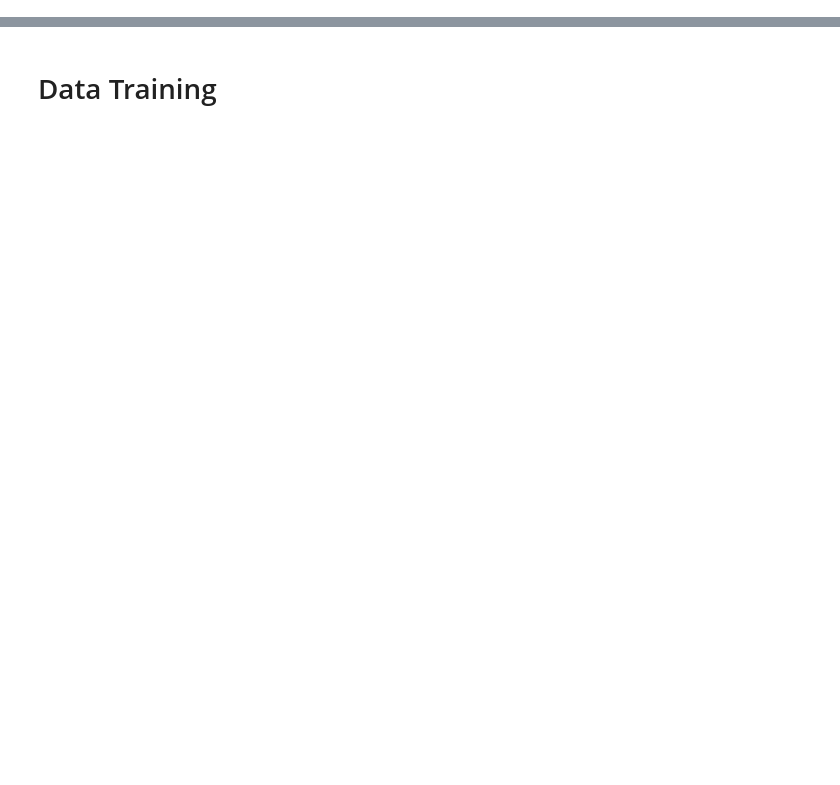
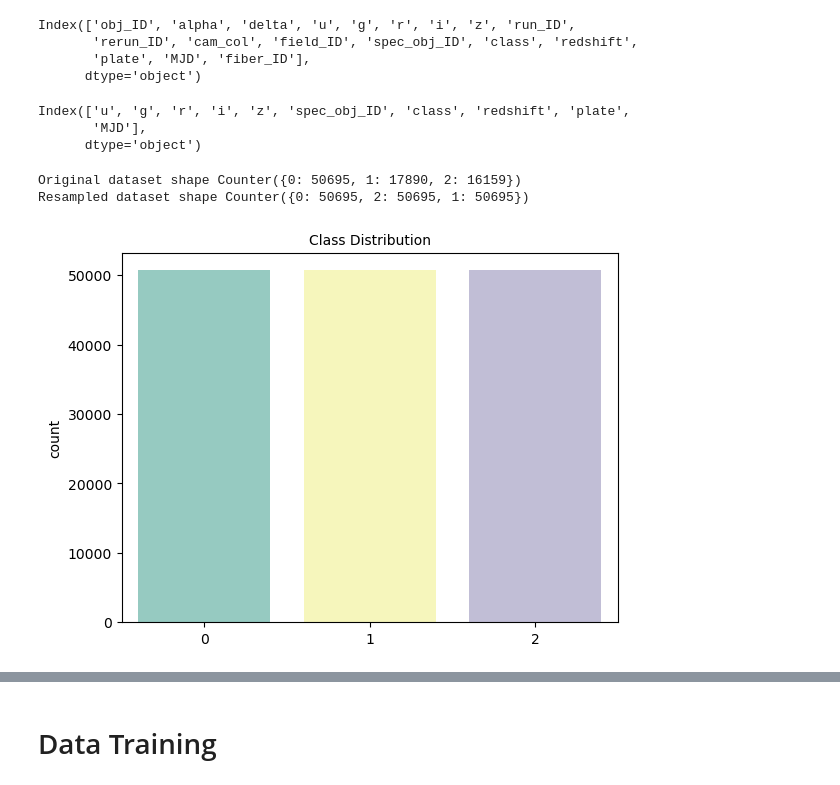
Before and after one commit to naghambarari/Twitter_Emotion_Classification, a Jupyter notebook: classification/Dara-test.ipynb, the cells around one changed output, grey strips where cells are left out. Drawn from its saved outputs; the diff is of its cells as text; code cells hidden in the pictures; blank space fills up the shorter version.

```diff
--- a/classification/Dara-test.ipynb
+++ b/classification/Dara-test.ipynb
@@ -17,0 +156,37 @@ NameError: name 'data' is not defined
+# %%
+print(data.columns)
+# %% [output]
+Index(['obj_ID', 'alpha', 'delta', 'u', 'g', 'r', 'i', 'z', 'run_ID',
+       'rerun_ID', 'cam_col', 'field_ID', 'spec_obj_ID', 'class', 'redshift',
+       'plate', 'MJD', 'fiber_ID'],
+      dtype='object')
+# %%
+data = data.drop(['obj_ID','alpha','delta','run_ID','rerun_ID','cam_col','field_ID','fiber_ID'], axis = 1)
+# %%
+print(data.columns)
+# %% [output]
+Index(['u', 'g', 'r', 'i', 'z', 'spec_obj_ID', 'class', 'redshift', 'plate',
+       'MJD'],
+      dtype='object')
+# %%
+#Dealing with Imbalanced Data
+from imblearn.over_sampling import SMOTE
+from collections import Counter
+
+x = data.drop(['class'], axis = 1)
+y = data.loc[:,'class'].values
+
+
+sm = SMOTE(random_state=42)
+print('Original dataset shape %s' % Counter(y))
+x, y = sm.fit_resample(x, y)
+print('Resampled dataset shape %s' % Counter(y))
+# %% [output]
+Original dataset shape Counter({0: 50695, 1: 17890, 2: 16159})
+Resampled dataset shape Counter({0: 50695, 2: 50695, 1: 50695})
+# %%
+sns.countplot(x=y, palette='Set3')
+plt.title("Class Distribution", fontsize=10)
+plt.show()
+# %% [output]
+[figure, added]
```
Also changed, not shown: parts of 28 cells of this notebook.
